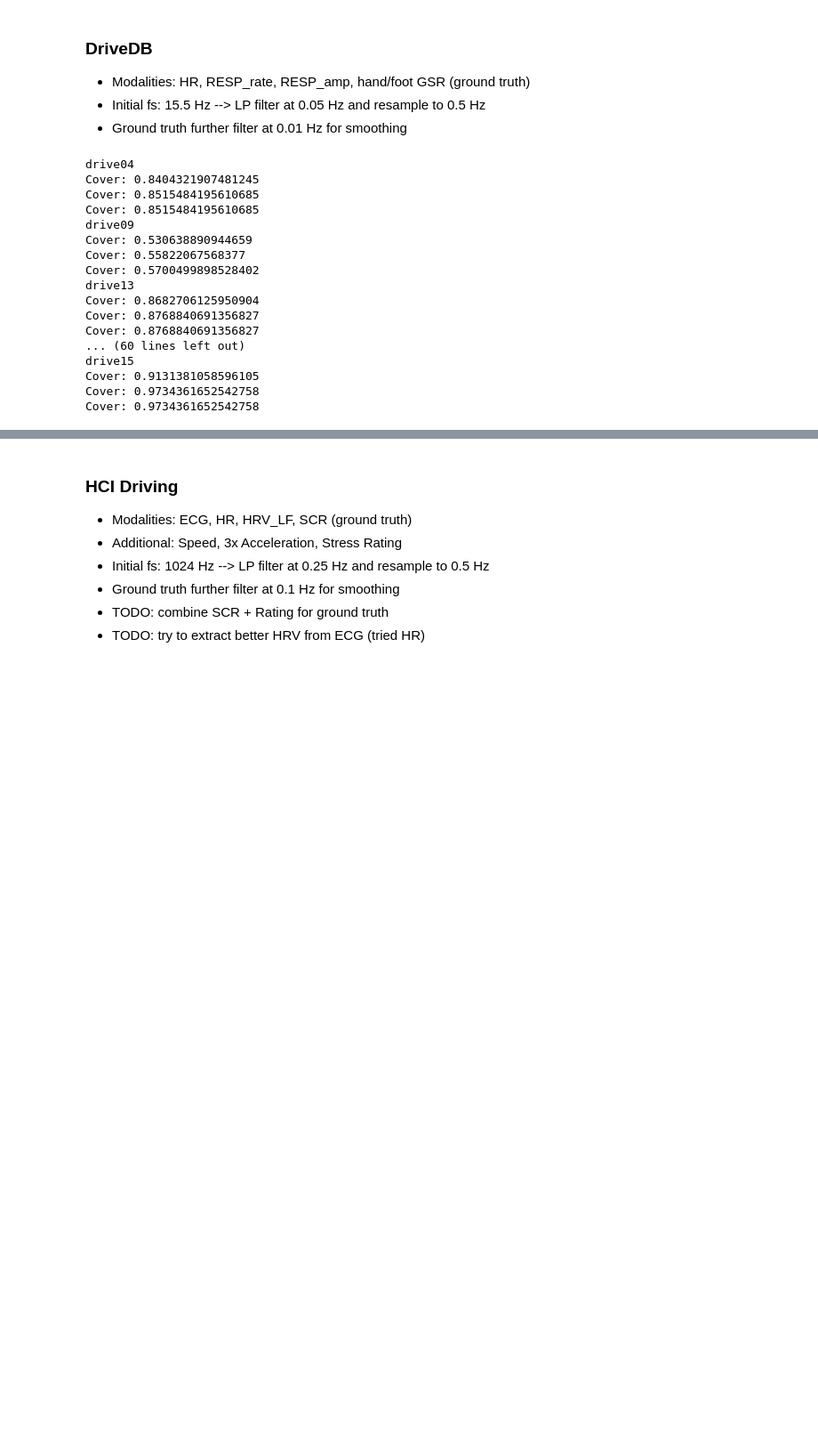
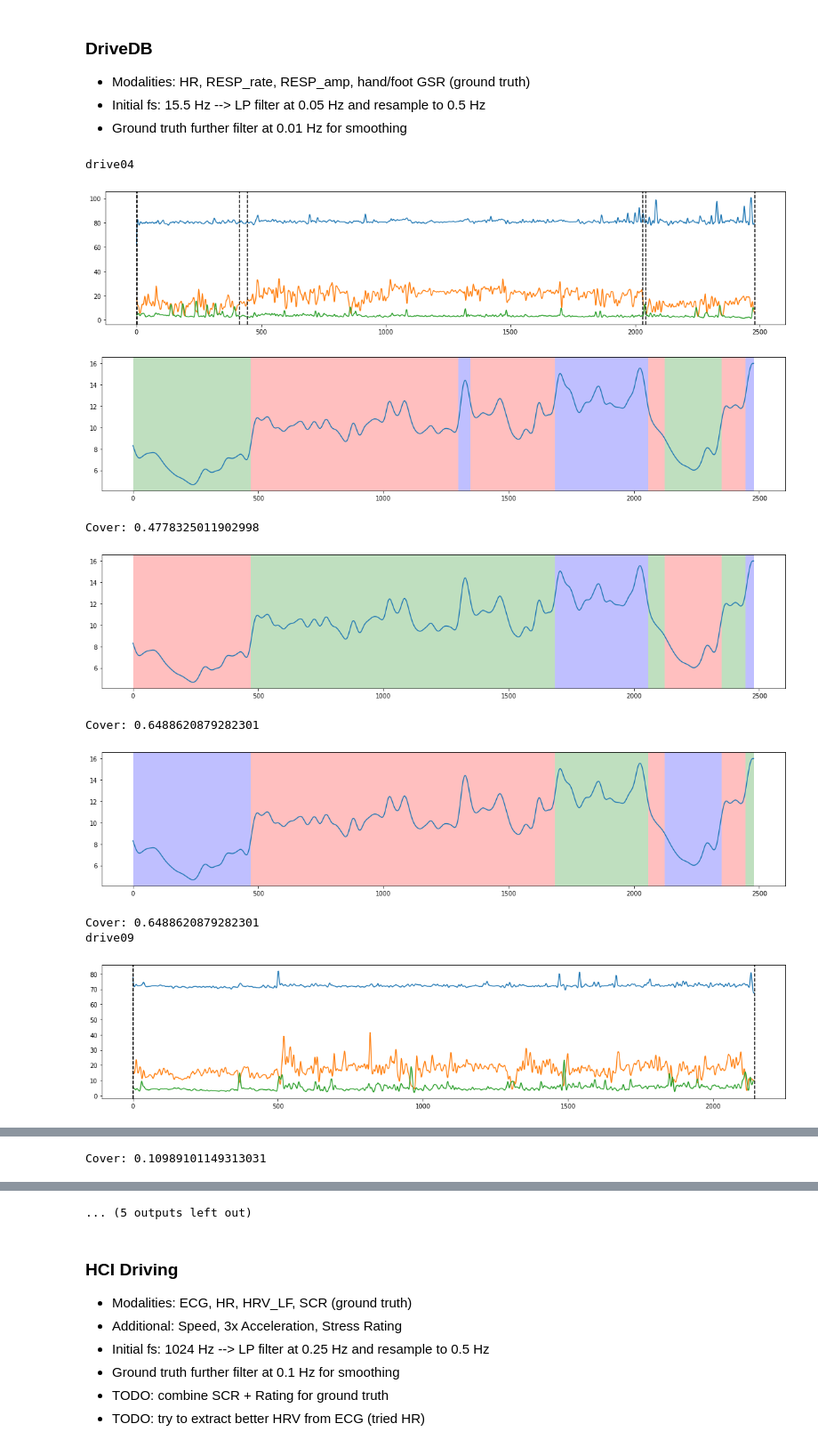
Before and after one commit to usc-sail/ggs_driving, a Jupyter notebook: exploratory.ipynb, the cells around one changed output, grey strips where cells are left out. Shown at 89% size. Cells and saved outputs as stored; diff of their text form; code cells hidden in the pictures; blank space fills up the shorter version.

Commit message:
code for missing data

```diff
--- a/exploratory.ipynb
+++ b/exploratory.ipynb
@@ -68,11 +68,25 @@ def covering_metric(bps, gt_bps, length):
 # %%
 # sensors: ECG too low fs, EMG errors, GSR ready (hand), HR ready, marker wtf, RESP processed
 # final config: GSR (ground), HR, RESP_amp, RESP_rate
+import this
+
+
 datapath = "/home/kavra/Datasets/physionet.org/files/drivedb/1.0.0/"
 
 def lowpass_filter(ts=None, freq=15.5, cut=0.05):
     b, a = butter(3, cut, fs=freq, btype='low')
     return filtfilt(b, a, ts)
+
+def mask_values(signal=None, missing=0.9):
+    num_missing = missing * len(signal)
+    impute_value = np.mean(signal)
+    mask = np.zeros(len(signal))
+    mask[: int(num_missing)] = 1
+    np.random.shuffle(mask)
+    signal = [
+        np.mean(signal) if (mask[i] and i) else signal[i] for i in range(len(signal))
+    ]
+    return np.array(signal)
 
 for file in os.listdir(datapath):
     if file.endswith(".dat"):
@@ -92,6 +106,11 @@ for file in os.listdir(datapath):
         this_df["RESP_amp"] = out[["RSP_Amplitude"]]
         this_df["RESP_rate"] = out[["RSP_Rate"]]
 
+        streams = ["HR"]#, "RESP_amp", "RESP_rate"]
+
+        ### masking for missing data
+        this_df[streams] = this_df[streams].apply(mask_values)
+
         ### lowpass filter (0.05Hz) + downsample to 0.5Hz
         this_df.index = pd.date_range(
             start='1/1/2022', periods=len(this_df), freq='0.065S'
@@ -101,48 +120,41 @@ for file in os.listdir(datapath):
         ### apply GGS and get breakpoints
         this_data = this_df[["HR", "RESP_rate", "RESP_amp"]].to_numpy()
         bps = apply_ggs(this_data, 20, 15)
-        #plot_ggs(this_data, bps)
+        plot_ggs(this_data, bps)
 
         ### specify ground truth
         try:
             gt_signal = this_df["hand GSR"].to_numpy()
         except:
             gt_signal = this_df["foot GSR"].to_numpy()
 
         ### further gt smoothing
         gt_signal = lowpass_filter(gt_signal, freq=0.5, cut=0.01)
         gt_bps = apply_ggs(gt_signal, 20, 15)
 
         for i, seed in enumerate([42, 2022, 42042]):
             ### ground truth clustering
             X = segment_ts(gt_signal, gt_bps)
             model = TimeSeriesKMeans(n_clusters=3, metric="dtw", random_state=seed)
             clusters = model.fit_predict(X)
-            #plot_cluster(gt_signal, gt_bps, clusters)
+            plot_cluster(gt_signal, gt_bps, clusters)
 
             ### jaccard evaluation
             old = gt_bps.copy()
             for i in range(1, len(old)-1):
                 if clusters[i] == clusters[i-1]:
                     gt_bps.remove(old[i])
             print(
                 "Cover:", covering_metric(bps, gt_bps, len(gt_signal))
             )
 # %% [output]
 drive04
-Cover: 0.8404321907481245
-Cover: 0.8515484195610685
-Cover: 0.8515484195610685
-drive09
-Cover: 0.530638890944659
-Cover: 0.55822067568377
-Cover: 0.5700499898528402
-drive13
-Cover: 0.8682706125950904
-Cover: 0.8768840691356827
-Cover: 0.8768840691356827
-... (60 lines left out)
-drive15
-Cover: 0.9131381058596105
-Cover: 0.9734361652542758
-Cover: 0.9734361652542758
+[figure, added]
+[figure, added]
+Cover: 0.4778325011902998
+[figure, added]
+Cover: 0.6488620879282301
+[figure, added]
+Cover: 0.6488620879282301
+drive09
+[figure, added]
@@ -148,0 +162 @@ Cover: 0.9734361652542758
+Cover: 0.10989101149313031
@@ -149,3 +164,4 @@ Cover: 0.9734361652542758
+... (5 outputs left out)
 # %% [markdown]
 ### HCI Driving
 
```
Also changed, not shown: parts of 1 cell of this notebook, 3 other files.
